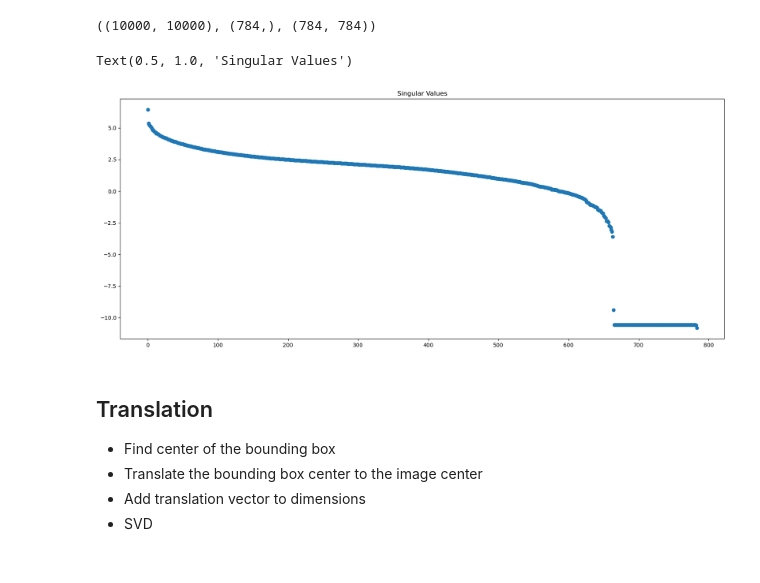
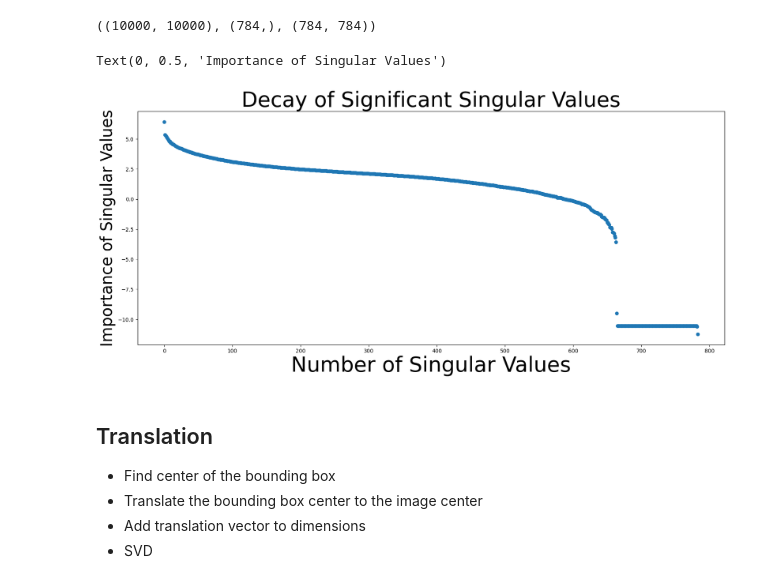
Before and after one commit to maneeshrj/math-ml-project, a Jupyter notebook: SVD.ipynb, the cells around one changed output. Cells and saved outputs as stored; diff of their text form; code cells hidden in the pictures.

Commit message:
Added kclustering, made graphs nicer

```diff
--- a/SVD.ipynb
+++ b/SVD.ipynb
@@ -78,10 +82,12 @@ np.save('Vh.npy', Vh)
 # %%
 plt.figure(figsize=(20,8))
 plt.scatter(np.arange(0,784), np.log(s))
-plt.title('Singular Values')
+plt.title('Decay of Significant Singular Values', fontsize = 40)
+plt.xlabel('Number of Singular Values', fontsize = 40)
+plt.ylabel('Importance of Singular Values', fontsize = 30)
 # %% [output]
-Text(0.5, 1.0, 'Singular Values')
+Text(0, 0.5, 'Importance of Singular Values')
-[figure, old version]
+[figure, new version]
 # %% [markdown]
 ## Translation
 - Find center of the bounding box
```
Also changed, not shown: parts of 25 cells of this notebook.
